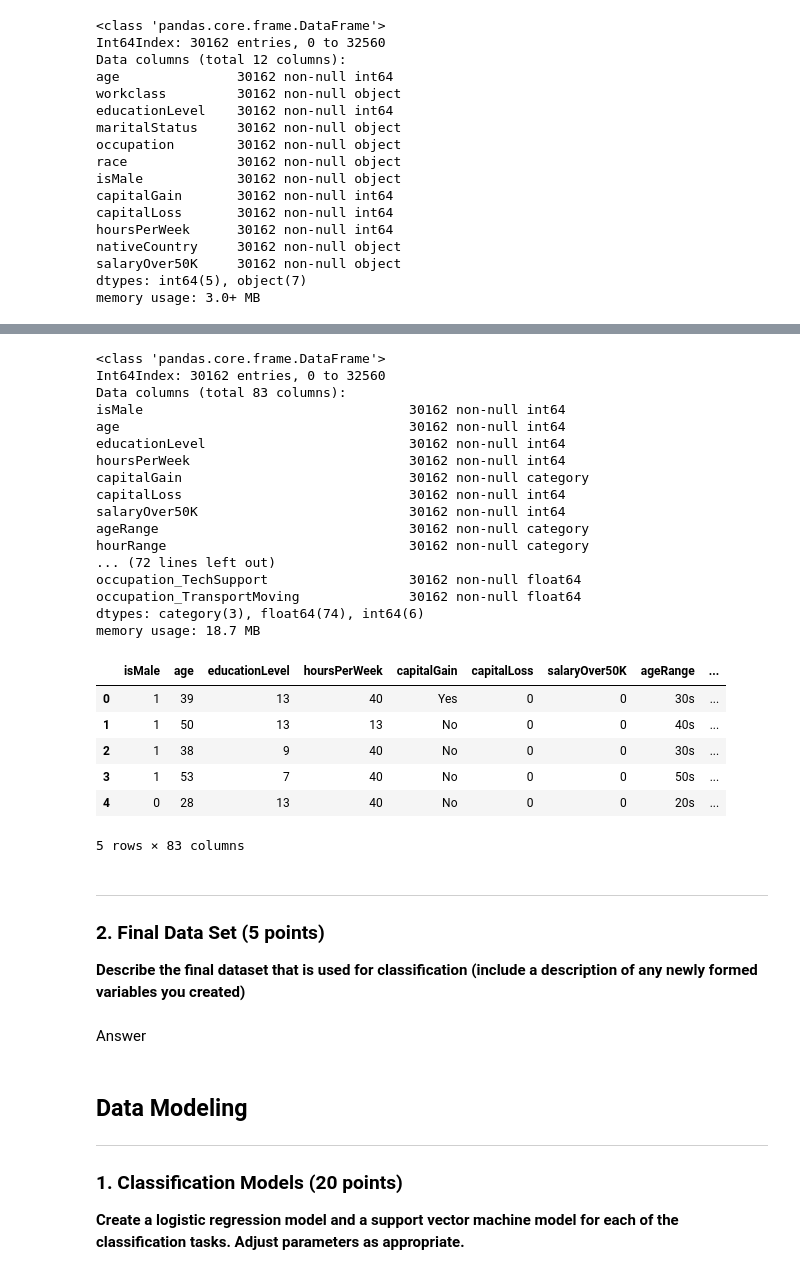
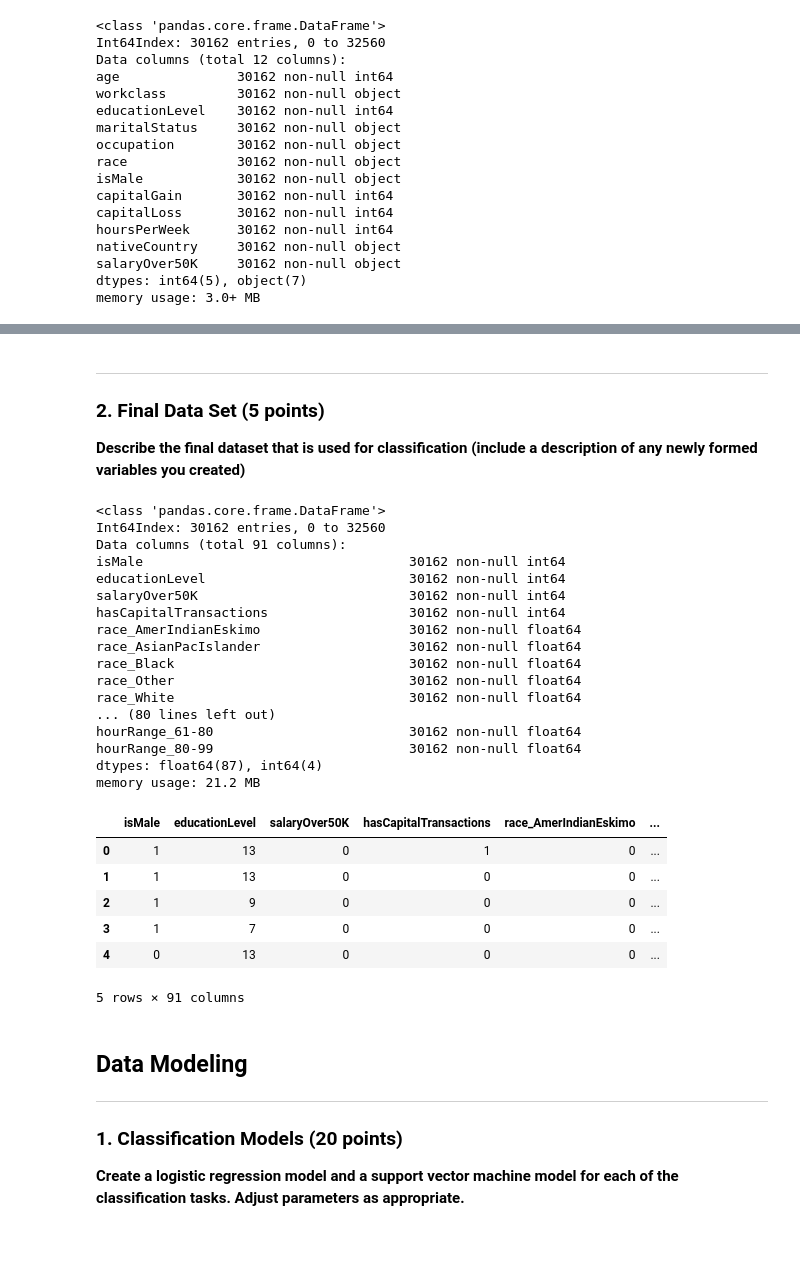
Before and after one commit to SpencerKaiser/DataMining, a Jupyter notebook: AssignmentTwo/A2-Master.ipynb, the cells around one changed output, grey strips where cells are left out. Drawn from its saved outputs; the diff is of its cells as text; code cells hidden in the pictures; blank space fills up the shorter version.

```diff
--- a/AssignmentTwo/A2-Master.ipynb
+++ b/AssignmentTwo/A2-Master.ipynb
@@ -273,7 +273,3 @@ df['ageRange'] = pd.cut(df.age,[16,20,30,40,50,60,70,80,91],8,
 # %%
 # And by hours-per-week
 df['hourRange'] = pd.cut(df['hoursPerWeek'], [0,21,41,61,81,100], 5, labels=['1-20', '21-40', '41-60','61-80','80-99'])
-# %%
-# And by capital gain
-df['capitalGain'] = pd.cut(df['capitalGain'], [-1,1,100000], 2,
-                           labels=['No', 'Yes' ])
@@ -284,0 +276,4 @@ df['capitalGain'].value_counts().plot(kind='barh')
+# %%
+# For capital gain and capital loss, based on the fact that someone with a capital gain
+# can't have a capital loss, and viceversa, we will combine the attributes into one
+df['hasCapitalTransactions'] = ((df.capitalGain - df.capitalLoss)!=0).astype(np.int)
@@ -330,6 +335,14 @@ dfModel = pd.concat((dfModel,tmp_df),axis=1)
 tmp_df = pd.get_dummies(df.occupation,prefix='occupation')
 dfModel = pd.concat((dfModel,tmp_df),axis=1)
 
+# occupation
+tmp_df = pd.get_dummies(df.ageRange,prefix='ageRange')
+dfModel = pd.concat((dfModel,tmp_df),axis=1)
+
+# occupation
+tmp_df = pd.get_dummies(df.hourRange,prefix='hourRange')
+dfModel = pd.concat((dfModel,tmp_df),axis=1)
+
 # print data model
 df = dfModel
 df.info()
@@ -371,38 +378,36 @@ del df['workclass']
-# %%
-# Now our data set looks like this
-df.info()
-df.head()
-# %% [output]
-<class 'pandas.core.frame.DataFrame'>
-Int64Index: 30162 entries, 0 to 32560
-Data columns (total 83 columns):
-isMale                                  30162 non-null int64
-age                                     30162 non-null int64
-educationLevel                          30162 non-null int64
-hoursPerWeek                            30162 non-null int64
-capitalGain                             30162 non-null category
-capitalLoss                             30162 non-null int64
-salaryOver50K                           30162 non-null int64
-ageRange                                30162 non-null category
-hourRange                               30162 non-null category
-... (72 lines left out)
-occupation_TechSupport                  30162 non-null float64
-occupation_TransportMoving              30162 non-null float64
-dtypes: category(3), float64(74), int64(6)
-memory usage: 18.7 MB
-|  | isMale | age | educationLevel | hoursPerWeek | capitalGain | capitalLoss | salaryOver50K | ageRange | ... |
-| 0 | 1 | 39 | 13 | 40 | Yes | 0 | 0 | 30s | ... |
-| 1 | 1 | 50 | 13 | 13 | No | 0 | 0 | 40s | ... |
-| 2 | 1 | 38 | 9 | 40 | No | 0 | 0 | 30s | ... |
-| 3 | 1 | 53 | 7 | 40 | No | 0 | 0 | 50s | ... |
-| 4 | 0 | 28 | 13 | 40 | No | 0 | 0 | 20s | ... |
-5 rows × 83 columns
 # %% [markdown]
 ---
 ### 2. Final Data Set (5 points)
 **Describe the final dataset that is used for classification (include a description of any newly formed variables you created)**
-# %% [markdown]
-Answer
+# %%
+# Now our data set looks like this
+df.info(20)
+df.head()
+# %% [output]
+<class 'pandas.core.frame.DataFrame'>
+Int64Index: 30162 entries, 0 to 32560
+Data columns (total 91 columns):
+isMale                                  30162 non-null int64
+educationLevel                          30162 non-null int64
+salaryOver50K                           30162 non-null int64
+hasCapitalTransactions                  30162 non-null int64
+race_AmerIndianEskimo                   30162 non-null float64
+race_AsianPacIslander                   30162 non-null float64
+race_Black                              30162 non-null float64
+race_Other                              30162 non-null float64
+race_White                              30162 non-null float64
+... (80 lines left out)
+hourRange_61-80                         30162 non-null float64
+hourRange_80-99                         30162 non-null float64
+dtypes: float64(87), int64(4)
+memory usage: 21.2 MB
+|  | isMale | educationLevel | salaryOver50K | hasCapitalTransactions | race_AmerIndianEskimo | ... |
+| 0 | 1 | 13 | 0 | 1 | 0 | ... |
+| 1 | 1 | 13 | 0 | 0 | 0 | ... |
+| 2 | 1 | 9 | 0 | 0 | 0 | ... |
+| 3 | 1 | 7 | 0 | 0 | 0 | ... |
+| 4 | 0 | 13 | 0 | 0 | 0 | ... |
+5 rows × 91 columns
 # %% [markdown]
 Data Modeling
 ---
```
Also changed, not shown: parts of 6 cells of this notebook.
